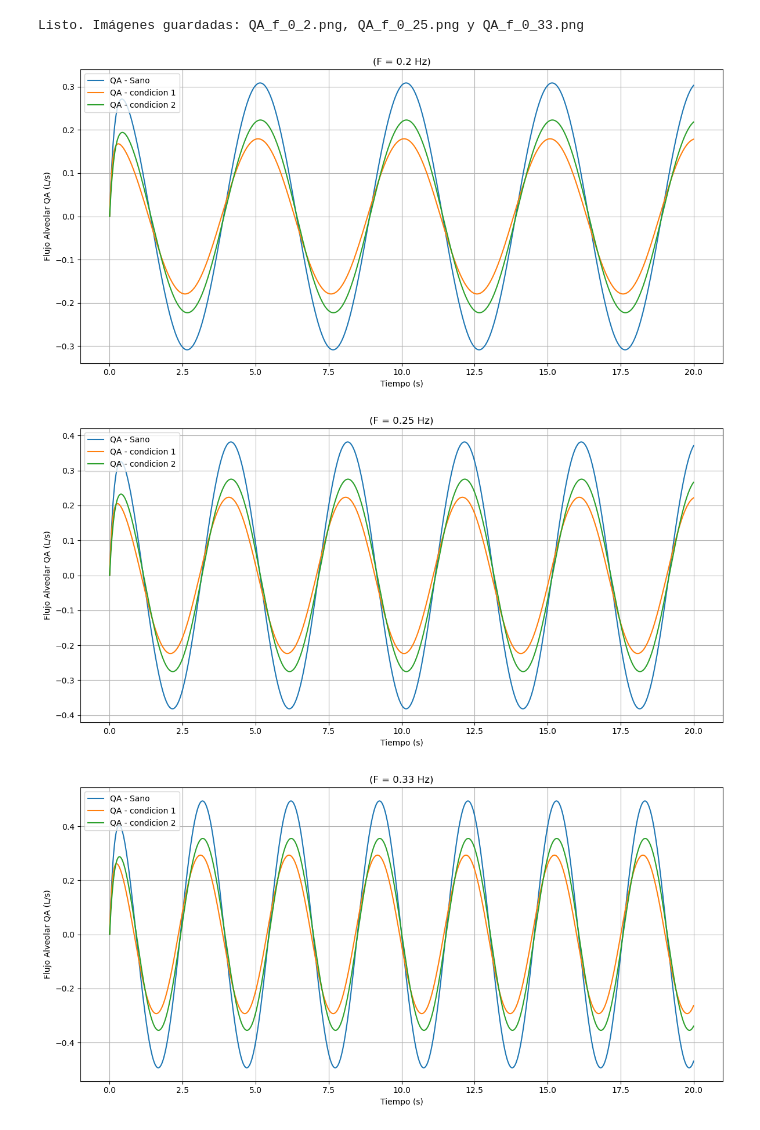
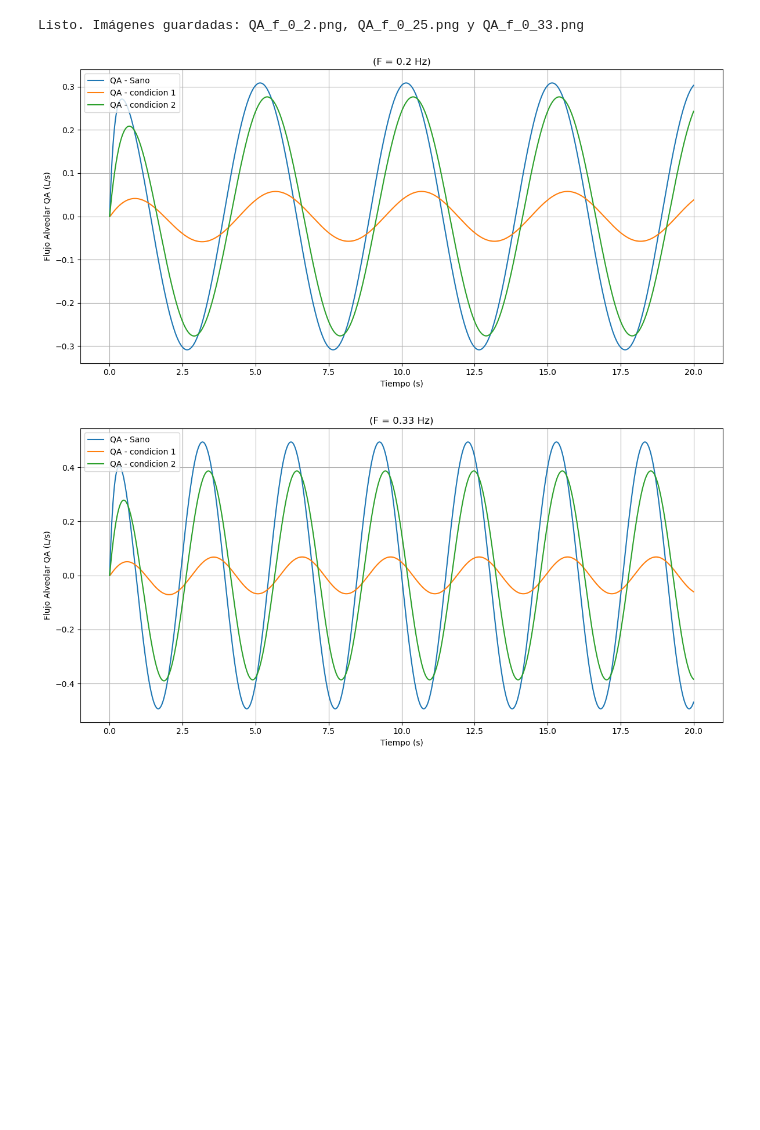
Before and after one commit to jstalynch/lab_Teo_Mod_2025_2, a Jupyter notebook: Analogias_mecanica_respiratoria/Analogia_mecanica_respiratoria.ipynb, the cells around one changed output. Drawn from its saved outputs; the diff is of its cells as text; code cells hidden in the pictures; blank space fills up the shorter version.

```diff
--- a/Analogias_mecanica_respiratoria/Analogia_mecanica_respiratoria.ipynb
+++ b/Analogias_mecanica_respiratoria/Analogia_mecanica_respiratoria.ipynb
@@ -21,8 +21,8 @@ time = np.arange(0, t_max + tm, tm)
 # Conjuntos de parámetros bibliograficos reportados
 conjuntos = {
     'Sano': {'Rc': 1.0,  'Rp': 0.5,  'CL': 0.2,  'Cs': 0.005, 'Cw': 0.2},
-    'condicion 1':    {'Rc': 1.3, 'Rp': 0.1,  'CL': 0.11,'Cs': 0.0029,  'Cw': 0.12},
-    'condicion 2':    {'Rc': 1.9,  'Rp': 0.3, 'CL': 0.15, 'Cs': 0.0037,  'Cw': 0.14},
+    'condicion 1':    {'Rc': 1.84, 'Rp': 0.92,  'CL': 0.05,'Cs': 0.35,  'Cw': 0.06},
+    'condicion 2':    {'Rc': 1.115,  'Rp': 3.17, 'CL': 0.2, 'Cs': 0.0015,  'Cw': 0.2},
 }
 
 # Función de entrada: Pao senoidal entrada via aerea
@@ -31,7 +31,7 @@ def generar_Pao(f, t):
     return 2.5 * np.sin(2 * np.pi * f * t)
 # %%
 # Frecuencias sano, condion 1 y 2
-frecuencias = [0.2, 0.25, 0.33]
+frecuencias = [0.2, 0.33]
 
 for f in frecuencias:
     plt.figure(figsize=(12, 6))
@@ -53,33 +53,32 @@ for f in frecuencias:
         # Crear sistema
         system = signal.TransferFunction(num, den)
 
         # Entrada senoidal a frecuencia f
         Pao = generar_Pao(f, time)
 
         # Respuesta del sistema
         t_out, QA_tf, _ = signal.lsim(system, Pao, T=time)
 
         # Graficar
         plt.plot(t_out, QA_tf, label=f"QA - {nombre}")
 
     # Estética y guardado
     plt.xlabel("Tiempo (s)")
     plt.ylabel("Flujo Alveolar QA (L/s)")
     plt.title(f"(F = {f} Hz)")
     plt.legend(loc='upper left')
     plt.grid(True)
     plt.tight_layout()
     plt.show
 
     # Guarda cada figura como PNG en el directorio actual
     nombre_archivo = f"QA_f_{str(f).replace('.', '_')}.png"
     plt.savefig(nombre_archivo, dpi=200, bbox_inches="tight")
     #plt.close()
 
 
 print("Listo. Imágenes guardadas: QA_f_0_2.png, QA_f_0_25.png y QA_f_0_33.png")
 # %% [output]
 Listo. Imágenes guardadas: QA_f_0_2.png, QA_f_0_25.png y QA_f_0_33.png
-[figure, old version]
+[figure, new version]
-[figure, old version]
+[figure, new version]
-[figure, removed]
```
Also changed, not shown: 5 other files.
